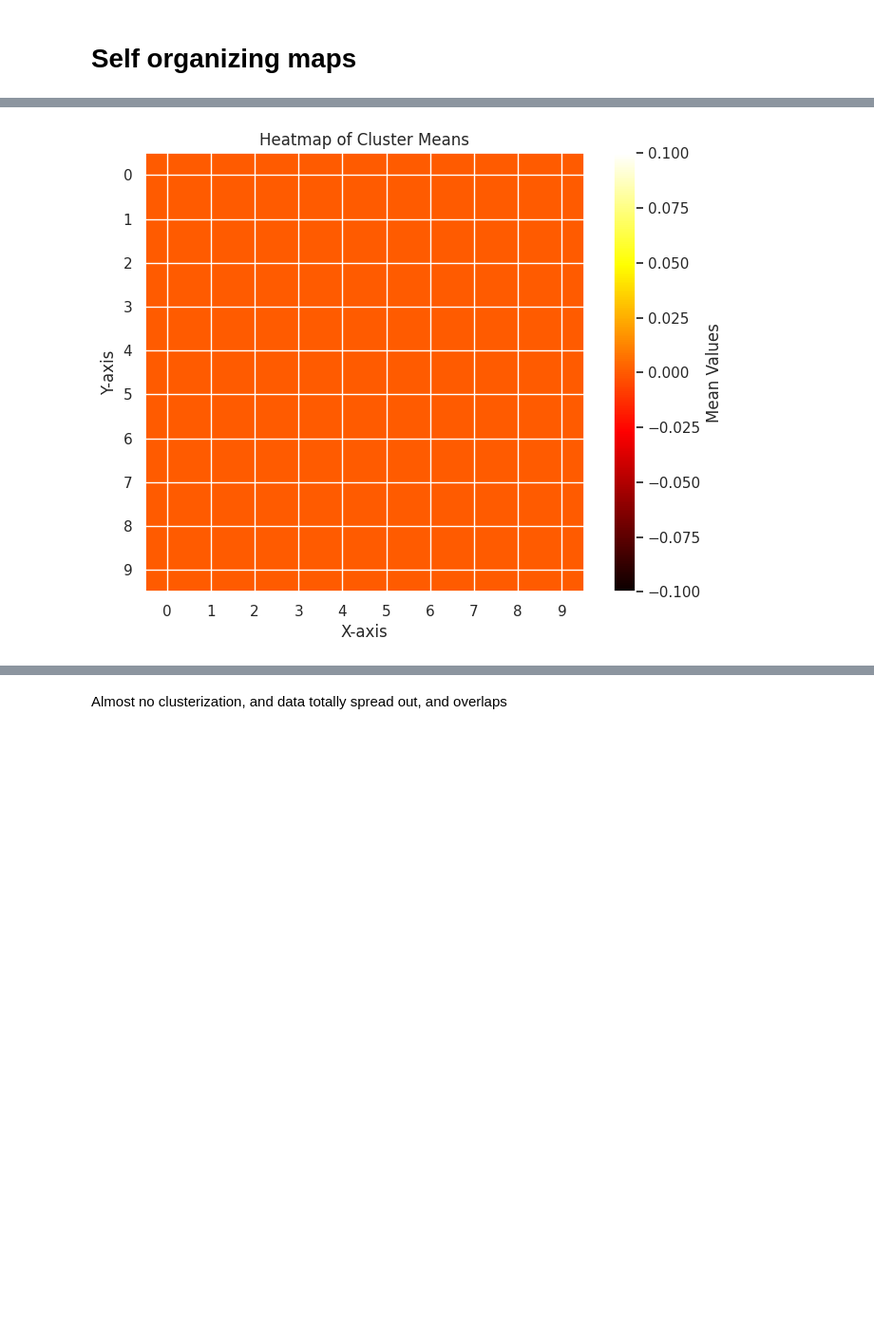
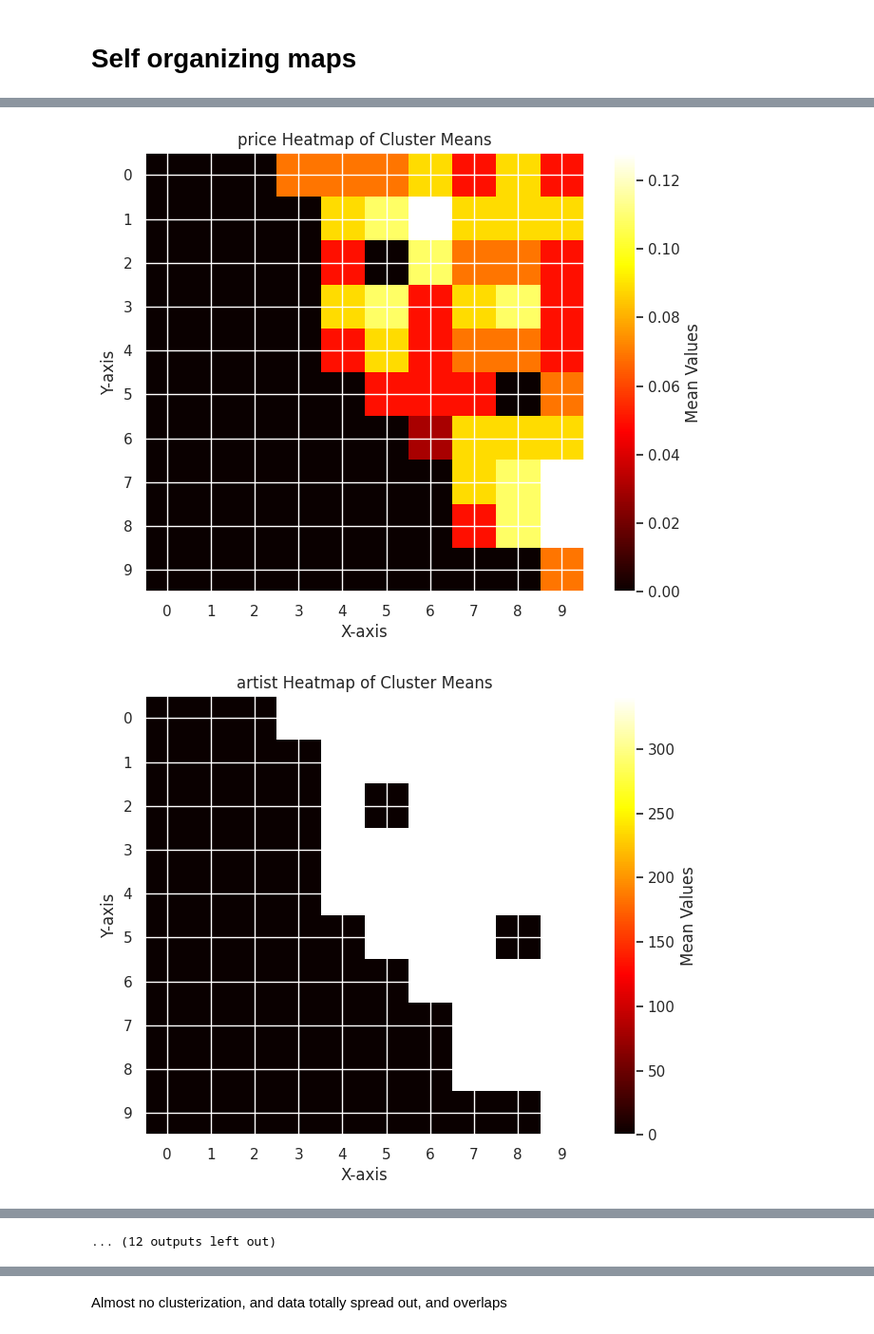
Before and after one commit to victorhg/aai-500-final-project, a Jupyter notebook: notebooks/price_analysis.ipynb, the cells around one changed output, grey strips where cells are left out. Shown at 95% size. Drawn from its saved outputs; the diff is of its cells as text; code cells hidden in the pictures; blank space fills up the shorter version.

```diff
--- a/notebooks/price_analysis.ipynb
+++ b/notebooks/price_analysis.ipynb
@@ -320,7 +320,6 @@ def plt_som(win_map,col):
 # %%
 for i in data.columns:
     plt_som(win_map, i)
-
-plt_som(win_map,'priceProvider')
 # %% [output]
-[figure, old version]
+[figure, new version]
+[figure, added]
@@ -327,3 +336,4 @@ plt_som(win_map,'priceProvider')
+... (12 outputs left out)
 # %%
 # Assuming cluster_prices dictionary is already defined
 mean_cluster_prices = {}
```
Also changed, not shown: parts of 6 cells of this notebook, 6 other files.
